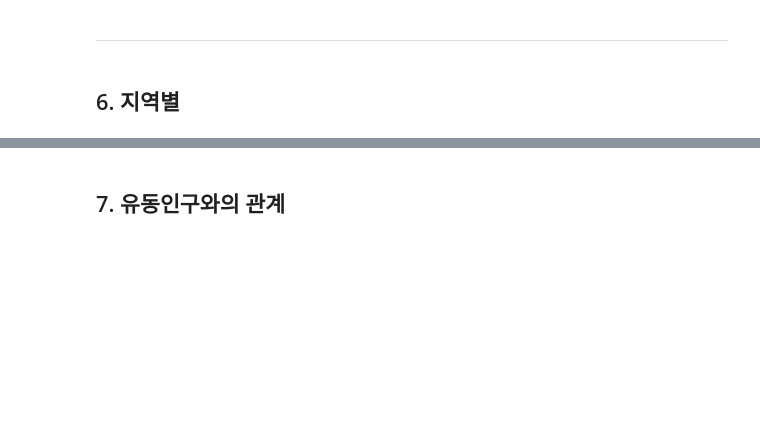
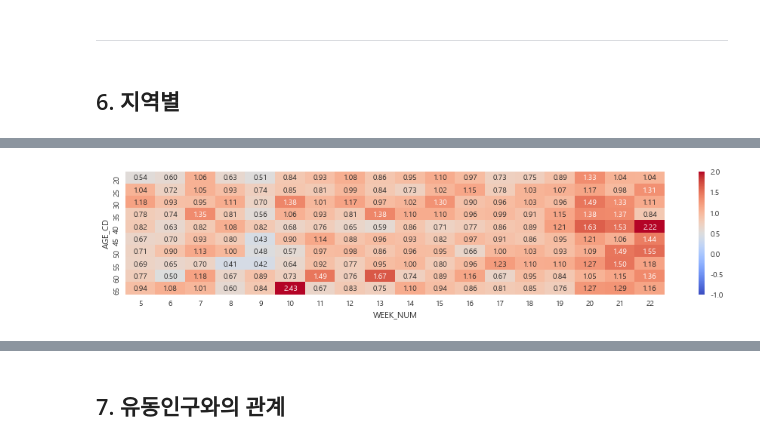
Before and after one commit to minkithub/bigcon2020, a Jupyter notebook: Hyoeun/레저용품.ipynb, the cells around one changed output, grey strips where cells are left out. Saved outputs shown, nothing was run; the diff lists cells and outputs as text; code cells hidden in the pictures; blank space fills up the shorter version.

```diff
--- a/Hyoeun/레저용품.ipynb
+++ b/Hyoeun/레저용품.ipynb
@@ -625,0 +648,4 @@ offline.head()
+# %%
+graph_by_region_ratio(offline, '레저용품', 'MCT_CAT_CD', 'DONG_CD', 'AGE_CD', 'USE_AMT')
+# %% [output]
+[figure, added]
```
Also changed, not shown: parts of 7 cells of this notebook.
